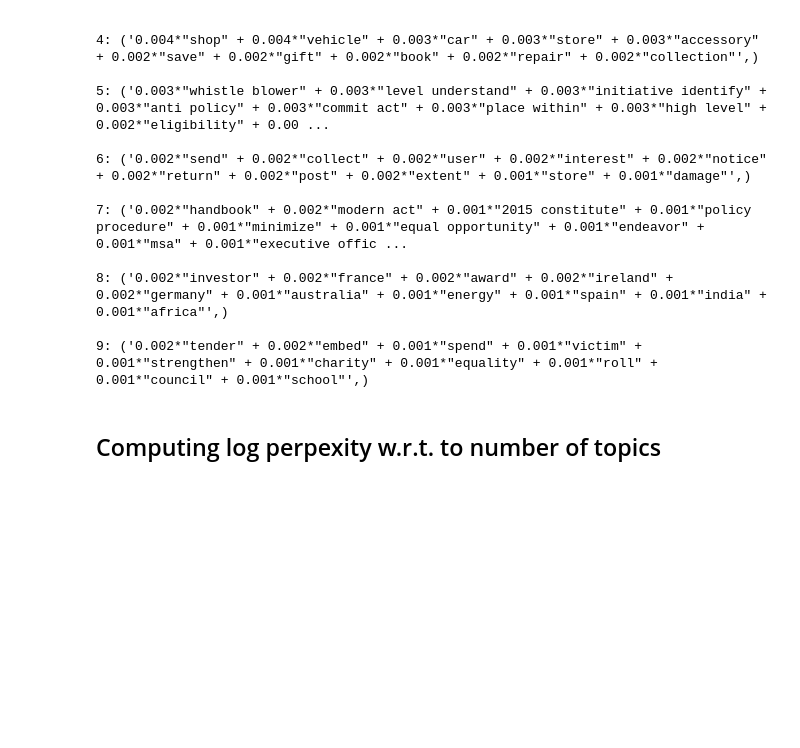
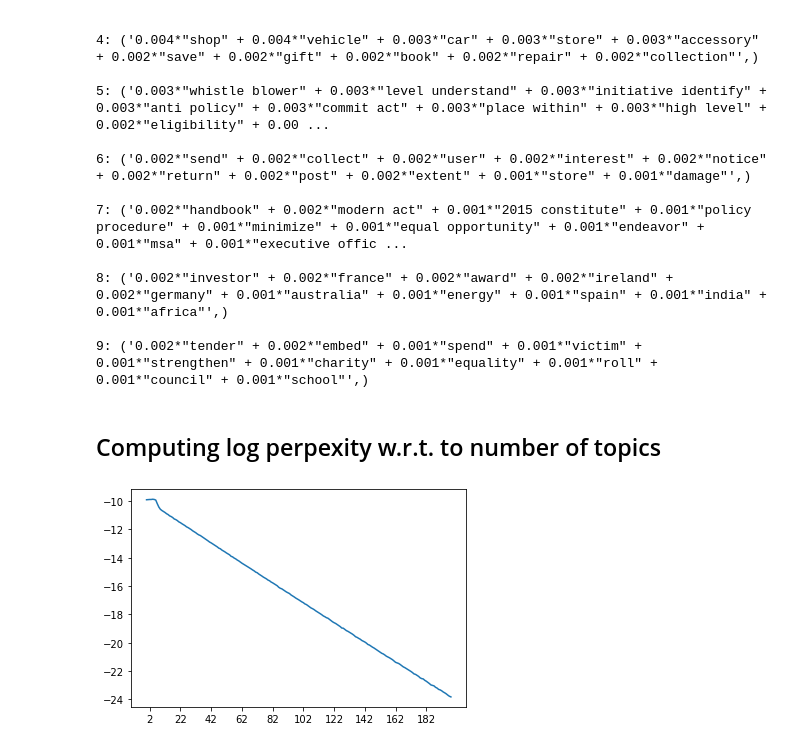
Before and after one commit to dmp1999/modern_slavery_registry, a Jupyter notebook: notebooks/20210129-LDA-sklearn-bigrams.ipynb, the cells around one changed output. Drawn from its saved outputs; the diff is of its cells as text; code cells hidden in the pictures; blank space fills up the shorter version.

Commit message:
Added log-perplexities for genism model on sklearn bigrams

```diff
--- a/notebooks/20210129-LDA-sklearn-bigrams.ipynb
+++ b/notebooks/20210129-LDA-sklearn-bigrams.ipynb
@@ -213,4 +215,11 @@ a = print_topic_keywords(LDA_MODELS[10], print_=True)
 LOG_PERPLEXITIES = {}
 for n in tqdm(range(*N_TOPICS)):
     if n not in LOG_PERPLEXITIES.keys():
-        LOG_PERPLEXITIES[n] = LDA_MODELS[n].log_perplexity(corpus)
+        lda_model = load_pickle(filename=f"{model_name_template}_{n}_topics", path=MODEL_SAVE_PATH)
+        LOG_PERPLEXITIES[n] = lda_model.log_perplexity(data_for_model)
+# %%
+plt.plot(list(LOG_PERPLEXITIES.values()))
+plt.xticks(range(*N_TOPICS, 20))
+plt.show()
+# %% [output]
+[figure, added]
```
Also changed, not shown: parts of 3 cells of this notebook.
